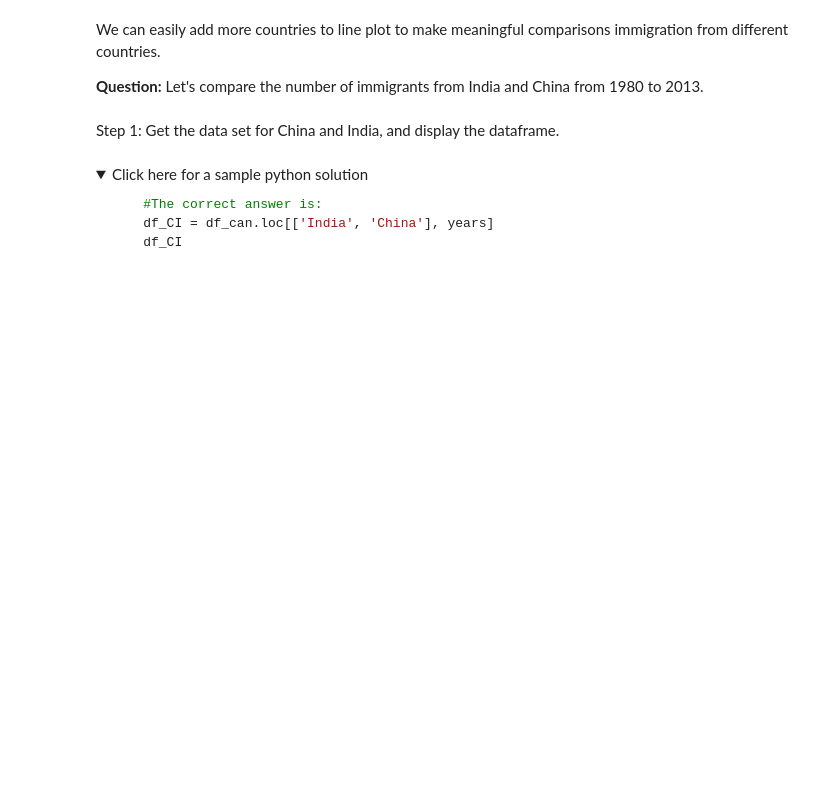
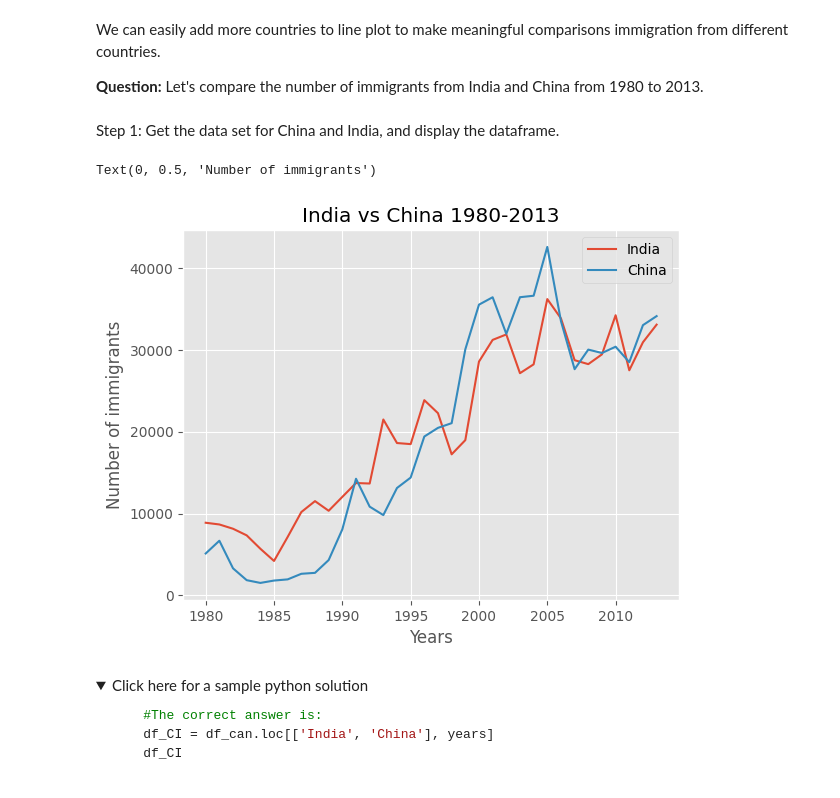
Before and after one commit to A-Cobra/data_verse, a Jupyter notebook: py_data_visualization/DV0101EN-Exercise-Introduction-to-Matplotlib-and-Line-Plots.ipynb, the cells around one changed output. Drawn from its saved outputs; the diff is of its cells as text; code cells hidden in the pictures; folded sections open; blank space fills up the shorter version.

```diff
--- a/py_data_visualization/DV0101EN-Exercise-Introduction-to-Matplotlib-and-Line-Plots.ipynb
+++ b/py_data_visualization/DV0101EN-Exercise-Introduction-to-Matplotlib-and-Line-Plots.ipynb
@@ -353,5 +439,7 @@ Column names that are integers (such as the years) might introduce some confusio
 
 To avoid this ambuigity, let's convert the column names into strings: '1980' to '2013'.
 # %%
-df_can.columns = list(map(str, df_can.columns))
+# df_can.columns = list(map(str, df_can.columns))
+df_can.columns = [str(col_name) for col_name in df_can.columns]
 # [print (type(x)) for x in df_can.columns.values] #<-- uncomment to check type of column headers
+df_can.columns
@@ -442,5 +601,6 @@ In 2010, Haiti suffered a catastrophic magnitude 7.0 earthquake. The quake cause
 # %% [markdown]
 First, we will extract the data series for Haiti.
 # %%
+years = [str(i) for i in range(1980,2014)]
 haiti = df_can.loc['Haiti', years] # passing in years 1980 - 2013 to exclude the 'total' column
 haiti.head()
@@ -503,3 +673,16 @@ Step 1: Get the data set for China and India, and display the dataframe.
+# %%
+### type your answer here
+df_india = df_can.loc['India', years]
+df_china = df_can.loc['China', years]
+df_india.plot(kind='line', legend='India')
+df_china.plot(kind='line', legend='China')
+
+plt.title('India vs China 1980-2013')
+plt.xlabel('Years')
+plt.ylabel('Number of immigrants')
+# %% [output]
+Text(0, 0.5, 'Number of immigrants')
+[figure, added]
 # %% [markdown]
 <details><summary>Click here for a sample python solution</summary>
 
```
Also changed, not shown: parts of 31 cells of this notebook.
